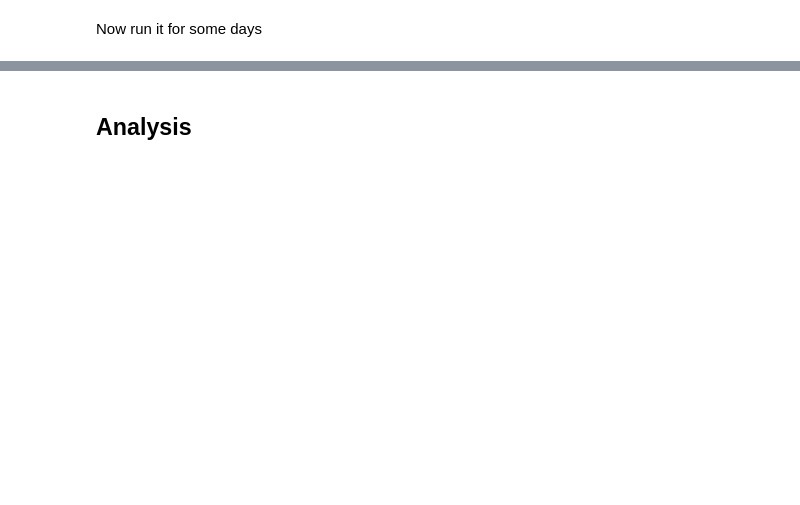
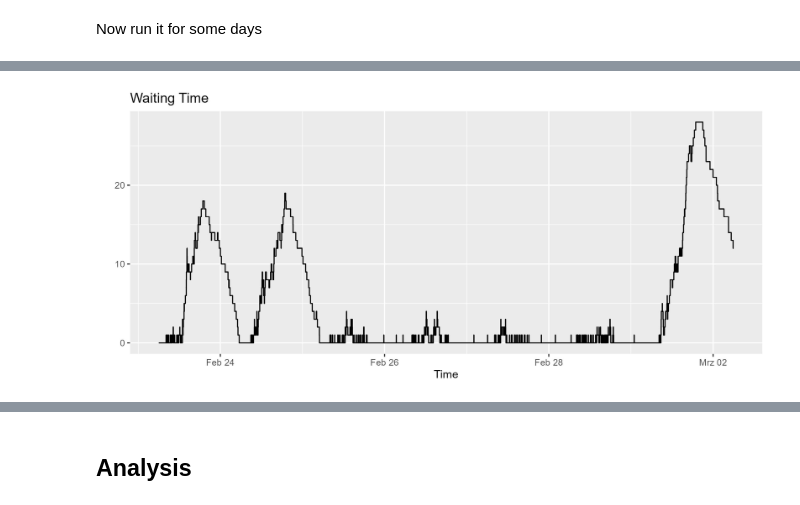
Before and after one commit to holgerbrandl/kalasim, a Jupyter notebook: docs/userguide/docs/examples/emergency_room.ipynb, the cells around one changed output, grey strips where cells are left out. Drawn from its saved outputs; the diff is of its cells as text; code cells hidden in the pictures; blank space fills up the shorter version.

```diff
--- a/docs/userguide/docs/examples/emergency_room.ipynb
+++ b/docs/userguide/docs/examples/emergency_room.ipynb
@@ -144,0 +122,4 @@ skipping patient (out-of-office
+# %%
+er.waitingLine.sizeTimeline.display("Waiting Time")
+# %% [output]
+[figure, added]
```
Also changed, not shown: parts of 23 cells of this notebook, 28 other files.
